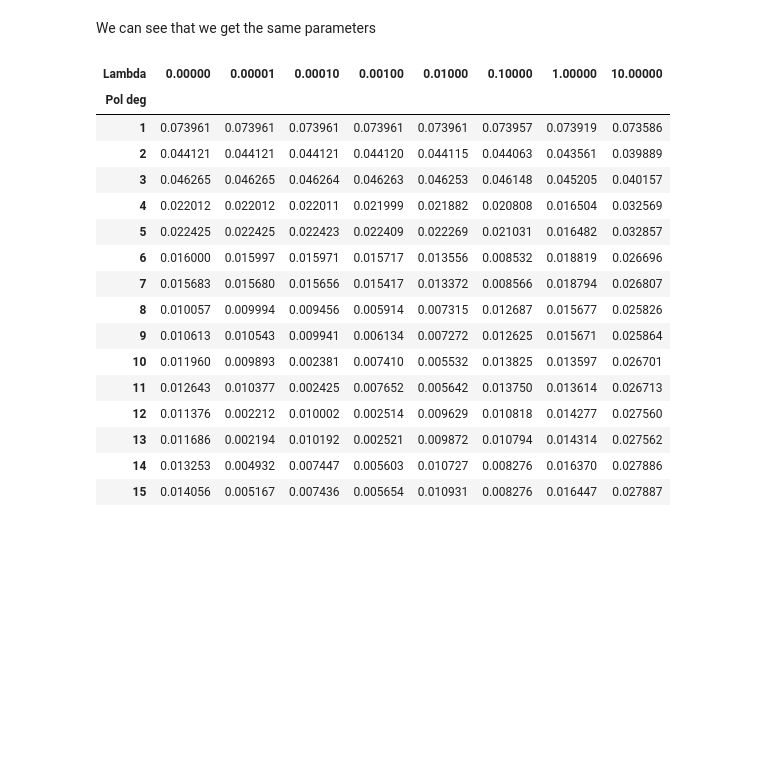
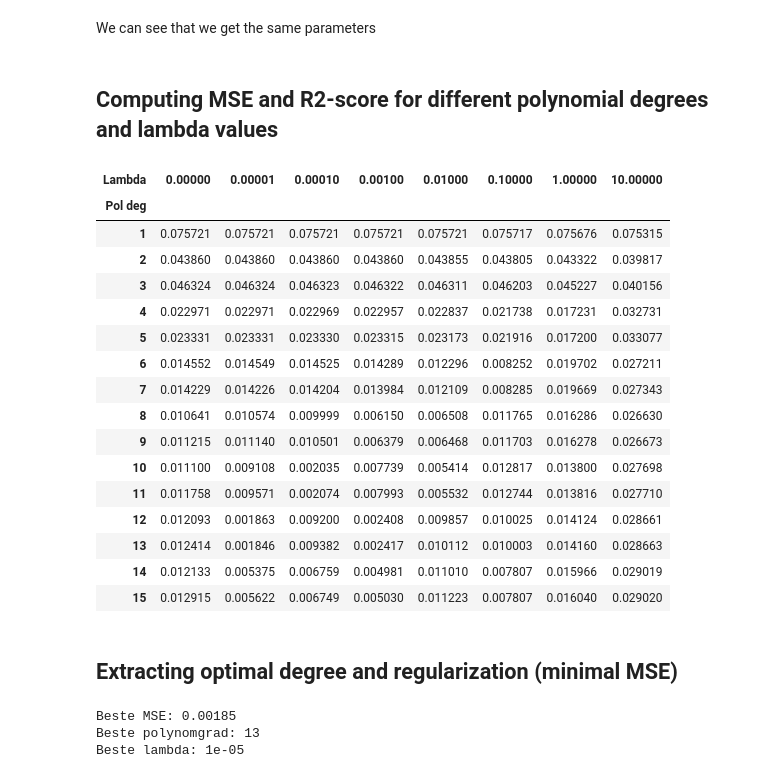
Before and after one commit to egil10/FYSSTK3155, a Jupyter notebook: PROJECT 1/Code/Exb.ipynb, the cells around one changed output. Saved outputs shown, nothing was run; the diff lists cells and outputs as text; code cells hidden in the pictures; blank space fills up the shorter version.

```diff
--- a/PROJECT 1/Code/Exb.ipynb
+++ b/PROJECT 1/Code/Exb.ipynb
@@ -39,50 +39,68 @@ Our selfmade Ridge function has the parameters: [-0.03040265 -0.55497492  0.0334
 The imported Ridge function has the parameters: [-0.03040265 -0.55497492  0.0334894   0.36136476 -0.00513492]
 # %% [markdown]
 We can see that we get the same parameters
+# %% [markdown]
+## Computing MSE and R2-score for different polynomial degrees and lambda values
 # %%
 pol = 15
 # lambdas = np.concatenate((np.logspace(1,-5,14),np.array([0])))
 lambdas = [0,1e-5,1e-4,1e-3,1e-2,1e-1,1,10]
 
 mse_r2_scores = np.zeros((15,8))
 
 pol_degrees = np.arange(1,pol+1,dtype=int)
 
 
 for pol in pol_degrees:
     X_train = polynomial_features(x_train,pol, False)
     X_test = polynomial_features(x_test, pol, False)
 
     scaler = StandardScaler()
     X_train_s = scaler.fit_transform(X_train)
     X_test_s = scaler.transform(X_test)
-    y_offset = np.mean(y)
+    y_offset = np.mean(y_train)
 
     for i,lam in enumerate(lambdas):
         beta_Ridge = Ridge_parameters(X_train_s,y_train,lambda_=lam)
         y_test_fit = X_test_s@beta_Ridge
         mse_r2_scores[pol-1,i] = mse(y_test,y_test_fit+y_offset)
 
 df = pd.DataFrame(mse_r2_scores)
 df.index = pol_degrees
 df.columns = lambdas
 df = df.rename_axis("Pol deg", axis=0).rename_axis("Lambda", axis=1)
 df
+
+# print(np.argmin(df))
 # %% [output]
 | Lambda | 0.00000 | 0.00001 | 0.00010 | 0.00100 | 0.01000 | 0.10000 | 1.00000 | 10.00000 |
 | Pol deg |  |  |  |  |  |  |  |  |
-| 1 | 0.073961 | 0.073961 | 0.073961 | 0.073961 | 0.073961 | 0.073957 | 0.073919 | 0.073586 |
-| 2 | 0.044121 | 0.044121 | 0.044121 | 0.044120 | 0.044115 | 0.044063 | 0.043561 | 0.039889 |
-| 3 | 0.046265 | 0.046265 | 0.046264 | 0.046263 | 0.046253 | 0.046148 | 0.045205 | 0.040157 |
-| 4 | 0.022012 | 0.022012 | 0.022011 | 0.021999 | 0.021882 | 0.020808 | 0.016504 | 0.032569 |
-| 5 | 0.022425 | 0.022425 | 0.022423 | 0.022409 | 0.022269 | 0.021031 | 0.016482 | 0.032857 |
-| 6 | 0.016000 | 0.015997 | 0.015971 | 0.015717 | 0.013556 | 0.008532 | 0.018819 | 0.026696 |
-| 7 | 0.015683 | 0.015680 | 0.015656 | 0.015417 | 0.013372 | 0.008566 | 0.018794 | 0.026807 |
-| 8 | 0.010057 | 0.009994 | 0.009456 | 0.005914 | 0.007315 | 0.012687 | 0.015677 | 0.025826 |
-| 9 | 0.010613 | 0.010543 | 0.009941 | 0.006134 | 0.007272 | 0.012625 | 0.015671 | 0.025864 |
-| 10 | 0.011960 | 0.009893 | 0.002381 | 0.007410 | 0.005532 | 0.013825 | 0.013597 | 0.026701 |
-| 11 | 0.012643 | 0.010377 | 0.002425 | 0.007652 | 0.005642 | 0.013750 | 0.013614 | 0.026713 |
-| 12 | 0.011376 | 0.002212 | 0.010002 | 0.002514 | 0.009629 | 0.010818 | 0.014277 | 0.027560 |
-| 13 | 0.011686 | 0.002194 | 0.010192 | 0.002521 | 0.009872 | 0.010794 | 0.014314 | 0.027562 |
-| 14 | 0.013253 | 0.004932 | 0.007447 | 0.005603 | 0.010727 | 0.008276 | 0.016370 | 0.027886 |
-| 15 | 0.014056 | 0.005167 | 0.007436 | 0.005654 | 0.010931 | 0.008276 | 0.016447 | 0.027887 |
+| 1 | 0.075721 | 0.075721 | 0.075721 | 0.075721 | 0.075721 | 0.075717 | 0.075676 | 0.075315 |
+| 2 | 0.043860 | 0.043860 | 0.043860 | 0.043860 | 0.043855 | 0.043805 | 0.043322 | 0.039817 |
+| 3 | 0.046324 | 0.046324 | 0.046323 | 0.046322 | 0.046311 | 0.046203 | 0.045227 | 0.040156 |
+| 4 | 0.022971 | 0.022971 | 0.022969 | 0.022957 | 0.022837 | 0.021738 | 0.017231 | 0.032731 |
+| 5 | 0.023331 | 0.023331 | 0.023330 | 0.023315 | 0.023173 | 0.021916 | 0.017200 | 0.033077 |
+| 6 | 0.014552 | 0.014549 | 0.014525 | 0.014289 | 0.012296 | 0.008252 | 0.019702 | 0.027211 |
+| 7 | 0.014229 | 0.014226 | 0.014204 | 0.013984 | 0.012109 | 0.008285 | 0.019669 | 0.027343 |
+| 8 | 0.010641 | 0.010574 | 0.009999 | 0.006150 | 0.006508 | 0.011765 | 0.016286 | 0.026630 |
+| 9 | 0.011215 | 0.011140 | 0.010501 | 0.006379 | 0.006468 | 0.011703 | 0.016278 | 0.026673 |
+| 10 | 0.011100 | 0.009108 | 0.002035 | 0.007739 | 0.005414 | 0.012817 | 0.013800 | 0.027698 |
+| 11 | 0.011758 | 0.009571 | 0.002074 | 0.007993 | 0.005532 | 0.012744 | 0.013816 | 0.027710 |
+| 12 | 0.012093 | 0.001863 | 0.009200 | 0.002408 | 0.009857 | 0.010025 | 0.014124 | 0.028661 |
+| 13 | 0.012414 | 0.001846 | 0.009382 | 0.002417 | 0.010112 | 0.010003 | 0.014160 | 0.028663 |
+| 14 | 0.012133 | 0.005375 | 0.006759 | 0.004981 | 0.011010 | 0.007807 | 0.015966 | 0.029019 |
+| 15 | 0.012915 | 0.005622 | 0.006749 | 0.005030 | 0.011223 | 0.007807 | 0.016040 | 0.029020 |
+# %% [markdown]
+## Extracting optimal degree and regularization (minimal MSE)
+# %%
+min_val = df.min().min()  # laveste MSE-verdi
+min_col = df.min().idxmin()  # lambda med lavest MSE
+min_row = df[min_col].idxmin()  # polynomgrad med lavest MSE
+
+print(f"Beste MSE: {min_val:.5f}")
+print(f"Beste polynomgrad: {min_row}")
+print(f"Beste lambda: {min_col}")
+# %% [output]
+Beste MSE: 0.00185
+Beste polynomgrad: 13
+Beste lambda: 1e-05
```
Also changed, not shown: parts of 9 cells of this notebook, 7 other files.
